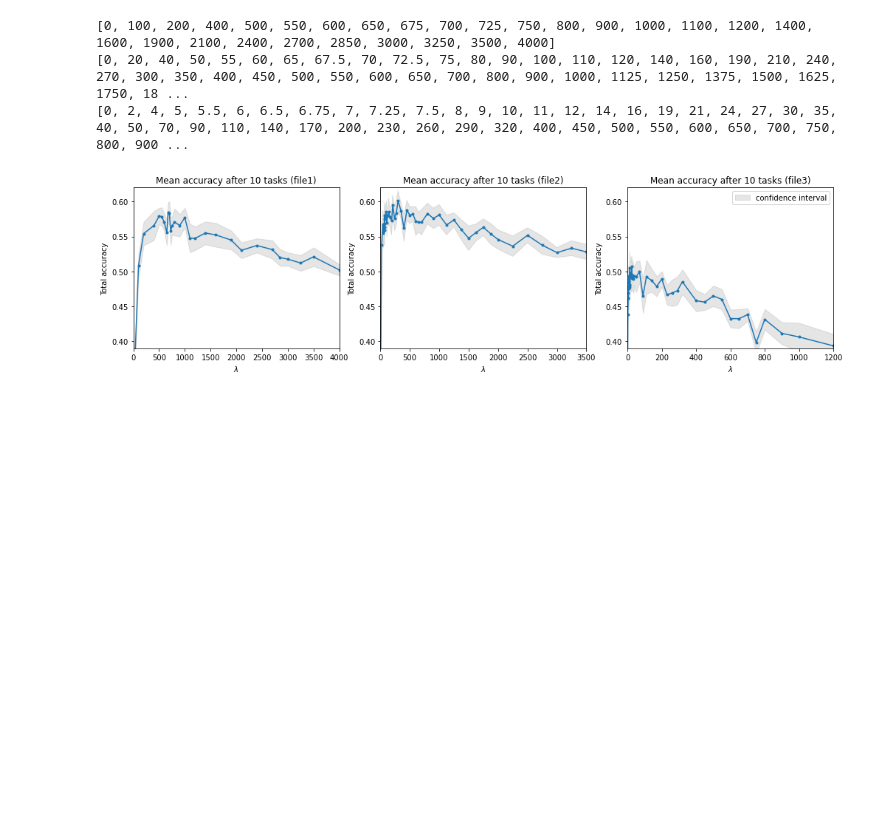
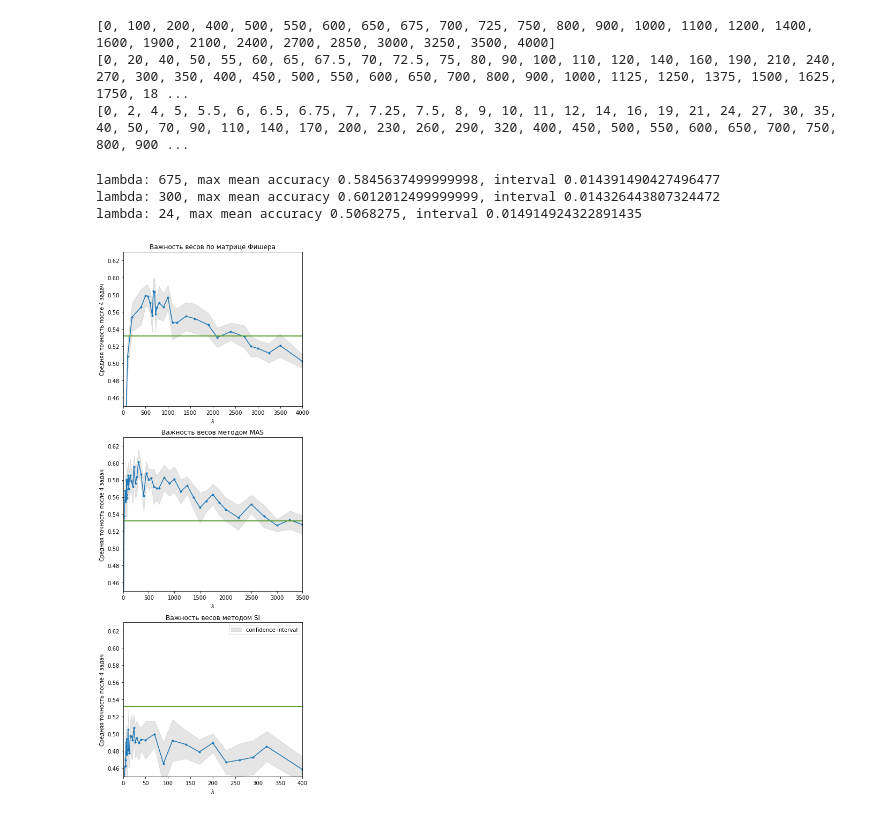
Before and after one commit to aakutalev/ewc-features, a Jupyter notebook: section2/result-plots-conv.ipynb, the cells around one changed output. Cells and saved outputs as stored; diff of their text form; code cells hidden in the pictures; blank space fills up the shorter version.

```diff
--- a/section2/result-plots-conv.ipynb
+++ b/section2/result-plots-conv.ipynb
@@ -131,26 +131,38 @@ l2 = sorted(list(data2.keys()))  # [k for k in sorted(list(data2.keys())) if k <
 means2 = np.asarray([np.mean(data2[l], axis=0)[3] for l in l2])
 intervals2 = np.asarray([np.std(data2[l], axis=0)[3] * student[len(data2[l])-1] / np.sqrt(len(data2[l])) for l in l2])
 
-l3 = sorted(list(data3.keys()))
+l3 = [k for k in sorted(list(data3.keys())) if k <415] # sorted(list(data3.keys()))
 means3 = np.asarray([np.mean(data3[l], axis=0)[3] for l in l3])
 intervals3 = np.asarray([np.std(data3[l], axis=0)[3] * student[len(data3[l])-1] / np.sqrt(len(data3[l])) for l in l3])
+# %%
+for l, means, intervals in zip([l1, l2, l3], [means1, means2, means3], [intervals1, intervals2, intervals3]):
+    maxmean = max(means)
+    for idx in range(len(l)):
+        if means[idx]==maxmean: break
+    print(f'lambda: {l[idx]}, max mean accuracy {means[idx]}, interval {intervals[idx]}')
+# %% [output]
+lambda: 675, max mean accuracy 0.5845637499999998, interval 0.014391490427496477
+lambda: 300, max mean accuracy 0.6012012499999999, interval 0.014326443807324472
+lambda: 24, max mean accuracy 0.5068275, interval 0.014914924322891435
 # %%
 fig, (ax1, ax2, ax3) = plt.subplots(
-    nrows=1, ncols=3,
-    figsize=(17, 4)
+    nrows=3, ncols=1,
+    figsize=(6, 18)
 )
 for ax, means, intervals, l in zip((ax1, ax2, ax3), (means1, means2, means3), (intervals1, intervals2, intervals3), (l1,l2,l3)):
-    ax.set_ylim(0.39, 0.62)  # np.min(means-intervals), np.max(means+intervals)
-    ax.set_xlim(min(l), max(l)) #
-    ax.set_ylabel('Total accuracy')
+    ax.set_ylim(0.45, 0.63)  # np.min(means-intervals), np.max(means+intervals)
+    ax.set_xlim(min(l), max(l)) #max(l)
+    ax.set_ylabel('Средняя точность после 4 задач')
     ax.set_xlabel(r'$\lambda$')
     ax.fill_between(l, means-intervals, means+intervals, color='grey', alpha=.2, label='confidence interval')
     ax.plot(l, means, marker=".")
+    ax.plot([min(l), max(l)], [0.532, 0.532])
+    ax.plot([min(l), max(l)], [0.532, 0.532])
 
-ax1.set_title('Mean accuracy after 10 tasks (file1)')
-ax2.set_title('Mean accuracy after 10 tasks (file2)')
-ax3.set_title('Mean accuracy after 10 tasks (file3)')
+ax1.set_title('Важность весов по матрице Фишера')
+ax2.set_title('Важность весов методом MAS')
+ax3.set_title('Важность весов методом SI')
 plt.legend()
 plt.show()
 # %% [output]
-[figure, old version]
+[figure, new version]
```
Also changed, not shown: 5 other files.
